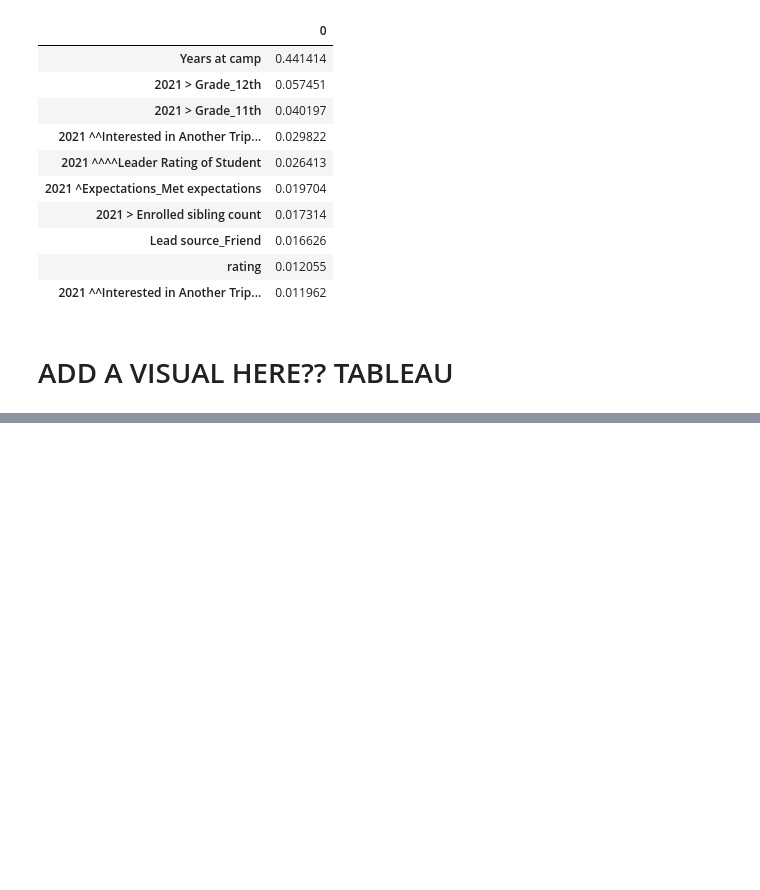
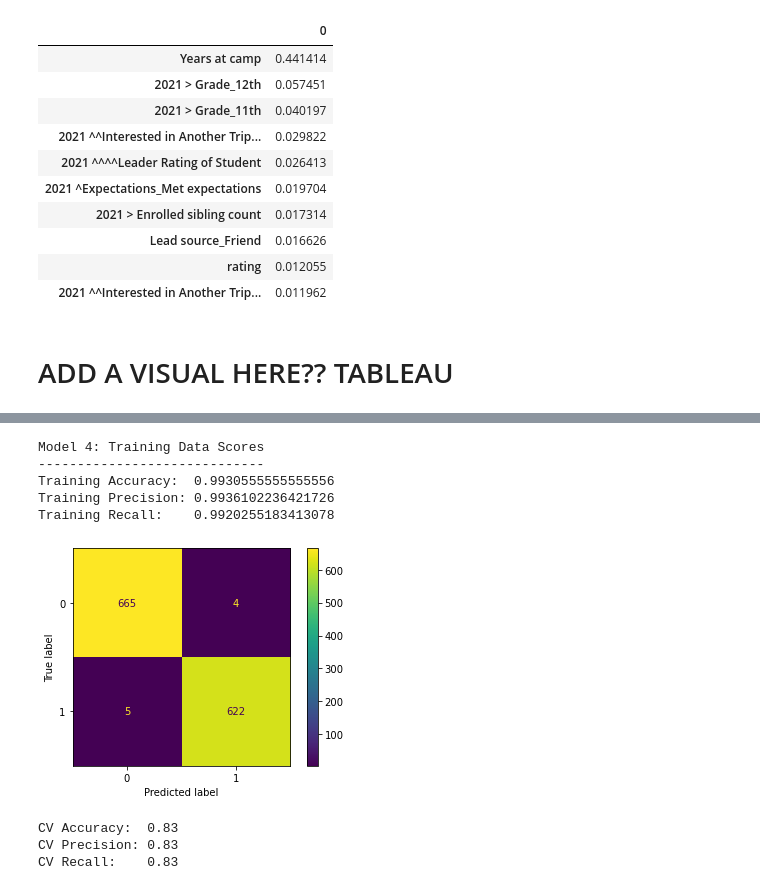
Before and after one commit to SamBen804/SunStride_Business_Analysis, a Jupyter notebook: eda_notebooks/eda1_classifiers.ipynb, the cells around one changed output, grey strips where cells are left out. Drawn from its saved outputs; the diff is of its cells as text; code cells hidden in the pictures; blank space fills up the shorter version.

```diff
--- a/eda_notebooks/eda1_classifiers.ipynb
+++ b/eda_notebooks/eda1_classifiers.ipynb
@@ -435,0 +498,2 @@ pd.DataFrame(dict(zip(tree_1.feature_names_in_, tree_1.feature_importances_)),
+# %%
+randfor_m3.fit(X_train, y_train)
@@ -435,0 +534,6 @@ pd.DataFrame(dict(zip(tree_1.feature_names_in_, tree_1.feature_importances_)),
+# %%
+rf_params = {'n_estimators': [10, 50, 100, 150, 200], 'max_depth': [None, 5, 10, 20, 25, 40, 45, 50, 55, 60],
+                 'min_samples_leaf': [1, 2, 3, 4, 5]}
+# %%
+rf_grid = GridSearchCV(estimator=randfor_m3, param_grid=rf_params, cv=5, scoring='precision')
+rf_grid.fit(X_train, y_train)
@@ -435,0 +557,26 @@ pd.DataFrame(dict(zip(tree_1.feature_names_in_, tree_1.feature_importances_)),
+# %%
+randfor_m4 = RandomForestClassifier(max_depth=45, n_estimators=10, random_state=23)
+# %%
+randfor_m4.fit(X_train, y_train)
+y_pred_4 = randfor_m4.predict(X_train)
+print('Model 4: Training Data Scores')
+print('-----------------------------')
+print(f'Training Accuracy:  {accuracy_score(y_train, y_pred_4)}')
+print(f'Training Precision: {precision_score(y_train, y_pred_4)}')
+print(f'Training Recall:    {recall_score(y_train, y_pred_4)}')
+ConfusionMatrixDisplay.from_predictions(y_train, y_pred_4);
+# %% [output]
+Model 4: Training Data Scores
+-----------------------------
+Training Accuracy:  0.9930555555555556
+Training Precision: 0.9936102236421726
+Training Recall:    0.9920255183413078
+[figure, added]
+# %%
+print(f'CV Accuracy:  {cross_val_score(randfor_m4, X_train, y_train, cv=5).mean().round(2)}')
+print(f'CV Precision: {cross_val_score(randfor_m4, X_train, y_train, scoring="precision", cv=5).mean().round(2)}')
+print(f'CV Recall:    {cross_val_score(randfor_m4, X_train, y_train, scoring="recall", cv=5).mean().round(2)}')
+# %% [output]
+CV Accuracy:  0.83
+CV Precision: 0.83
+CV Recall:    0.83
```
Also changed, not shown: parts of 31 cells of this notebook.
